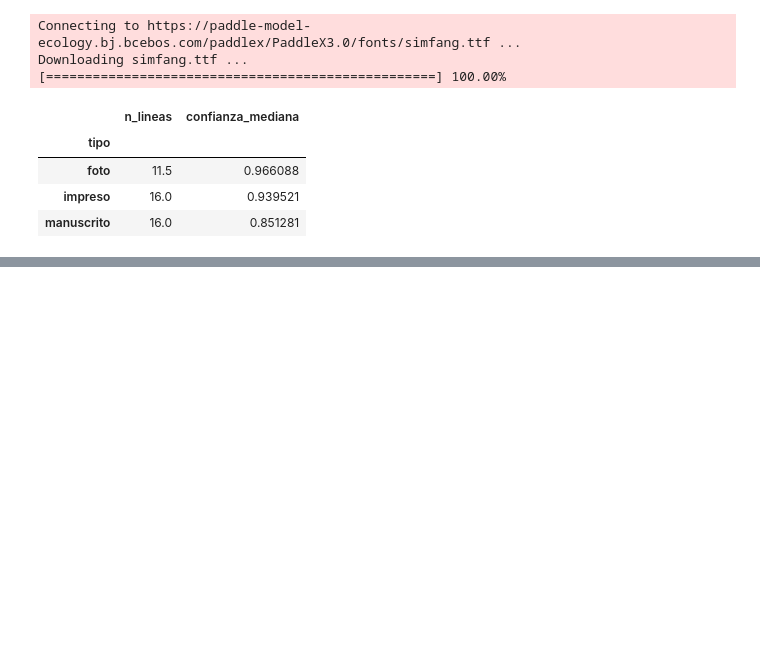
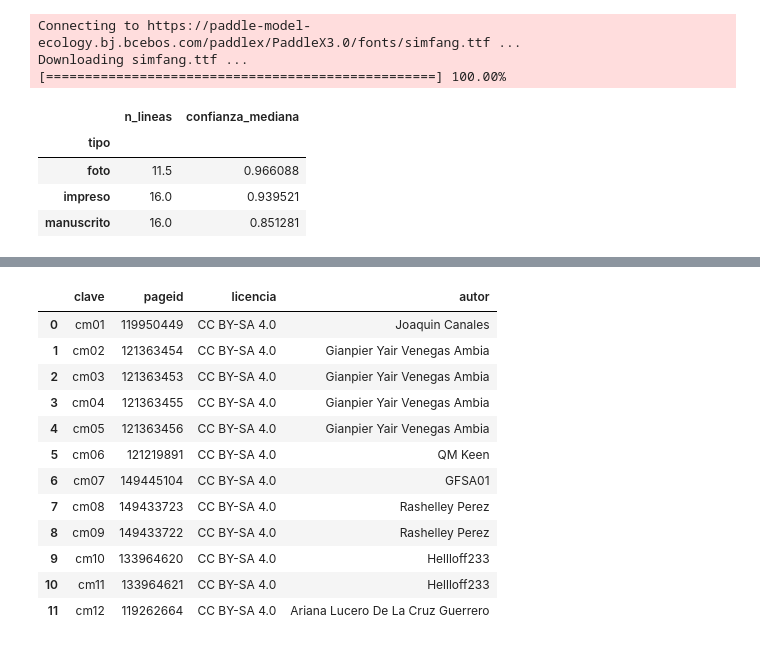
Before and after one commit to jyauric/python-actividades, a Jupyter notebook: tarea_2/01_extraccion.ipynb, the cells around one changed output, grey strips where cells are left out. Saved outputs shown, nothing was run; the diff lists cells and outputs as text; code cells hidden in the pictures; blank space fills up the shorter version.

```diff
--- a/tarea_2/01_extraccion.ipynb
+++ b/tarea_2/01_extraccion.ipynb
@@ -274,3 +274,14 @@ Downloading simfang.ttf ...
 | foto | 11.5 | 0.966088 |
 | impreso | 16.0 | 0.939521 |
 | manuscrito | 16.0 | 0.851281 |
+# %%
+import datos, io, random, zipfile
+
+def buscar_archivos(texto, n=40):
+    "Busca archivos en Commons (espacio de nombres 6 = archivos) y devuelve sus pageid."
+    q = commons_api(list="search", srsearch=texto, srnamespace=6, srlimit=n)
+    return [m["pageid"] for m in q["search"]]
+
+BUSQUEDAS = ["filetype:audio entrevista Perú", "filetype:audio Lima entrevista", "filetype:audio Wikimedia Perú entrevista"]
+cand_audio = metadatos(sorted({pid for b in BUSQUEDAS for pid in buscar_archivos(b)}))
+print(len(cand_audio), "audios candidatos")
@@ -276,0 +298,40 @@ Downloading simfang.ttf ...
+# %%
+AUDIOS_COMMONS = {   # clave neutral → número de página de Commons (pageid)
+    "cm01": 119950449,   # entrevista en una marcha (Lima)
+    "cm02": 121363454,   # entrevista registrada por estudiante de la UNMSM (1)
+    "cm03": 121363453,   # ídem (2)
+    "cm04": 121363455,   # ídem (3)
+    "cm05": 121363456,   # ídem (4)
+    "cm06": 121219891,   # conferencia de prensa de una organización de mujeres indígenas
+    "cm07": 149445104,   # fiesta patronal de Tayta Palli (Chuyas)
+    "cm08": 149433723,   # celebración de la Santísima Trinidad (Chuyas)
+    "cm09": 149433722,   # celebración de la Santísima Trinidad (Pomabamba)
+    "cm10": 133964620,   # entrevista en una marcha (UNMSM)
+    "cm11": 133964621,   # entrevistas en una marcha (UNMSM)
+    "cm12": 119262664,   # minientrevistas en el repechaje Perú–Australia
+}
+atribucion = (pd.DataFrame(AUDIOS_COMMONS.items(), columns=["clave", "pageid"])
+              .merge(cand_audio[["pageid", "licencia", "autor", "url_descarga"]], on="pageid", how="left"))
+assert atribucion.licencia.notna().all(), "Hay un audio elegido que no salió en la búsqueda"
+
+ENT = RAW_AUD / "entrevistas"; ENT.mkdir(parents=True, exist_ok=True)
+atribucion["archivo"] = [f"{c}{Path(urlparse(u).path).suffix.lower()}" for c, u in zip(atribucion.clave, atribucion.url_descarga)]
+for f in atribucion.itertuples():
+    descargar(f.url_descarga, ENT / f.archivo)
+atribucion["fuente"] = "https://commons.wikimedia.org/?curid=" + atribucion.pageid.astype(str)
+atribucion.drop(columns="url_descarga").to_csv(ENT / "atribucion.csv", index=False)   # estilo Sesión 13
+atribucion[["clave", "pageid", "licencia", "autor"]]
+# %% [output]
+|  | clave | pageid | licencia | autor |
+| 0 | cm01 | 119950449 | CC BY-SA 4.0 | Joaquin Canales |
+| 1 | cm02 | 121363454 | CC BY-SA 4.0 | Gianpier Yair Venegas Ambia |
+| 2 | cm03 | 121363453 | CC BY-SA 4.0 | Gianpier Yair Venegas Ambia |
+| 3 | cm04 | 121363455 | CC BY-SA 4.0 | Gianpier Yair Venegas Ambia |
+| 4 | cm05 | 121363456 | CC BY-SA 4.0 | Gianpier Yair Venegas Ambia |
+| 5 | cm06 | 121219891 | CC BY-SA 4.0 | QM Keen |
+| 6 | cm07 | 149445104 | CC BY-SA 4.0 | GFSA01 |
+| 7 | cm08 | 149433723 | CC BY-SA 4.0 | Rashelley Perez |
+| 8 | cm09 | 149433722 | CC BY-SA 4.0 | Rashelley Perez |
+| 9 | cm10 | 133964620 | CC BY-SA 4.0 | Hellloff233 |
+| 10 | cm11 | 133964621 | CC BY-SA 4.0 | Hellloff233 |
+| 11 | cm12 | 119262664 | CC BY-SA 4.0 | Ariana Lucero De La Cruz Guerrero |
```
Also changed, not shown: parts of 13 cells of this notebook, 5 other files.
